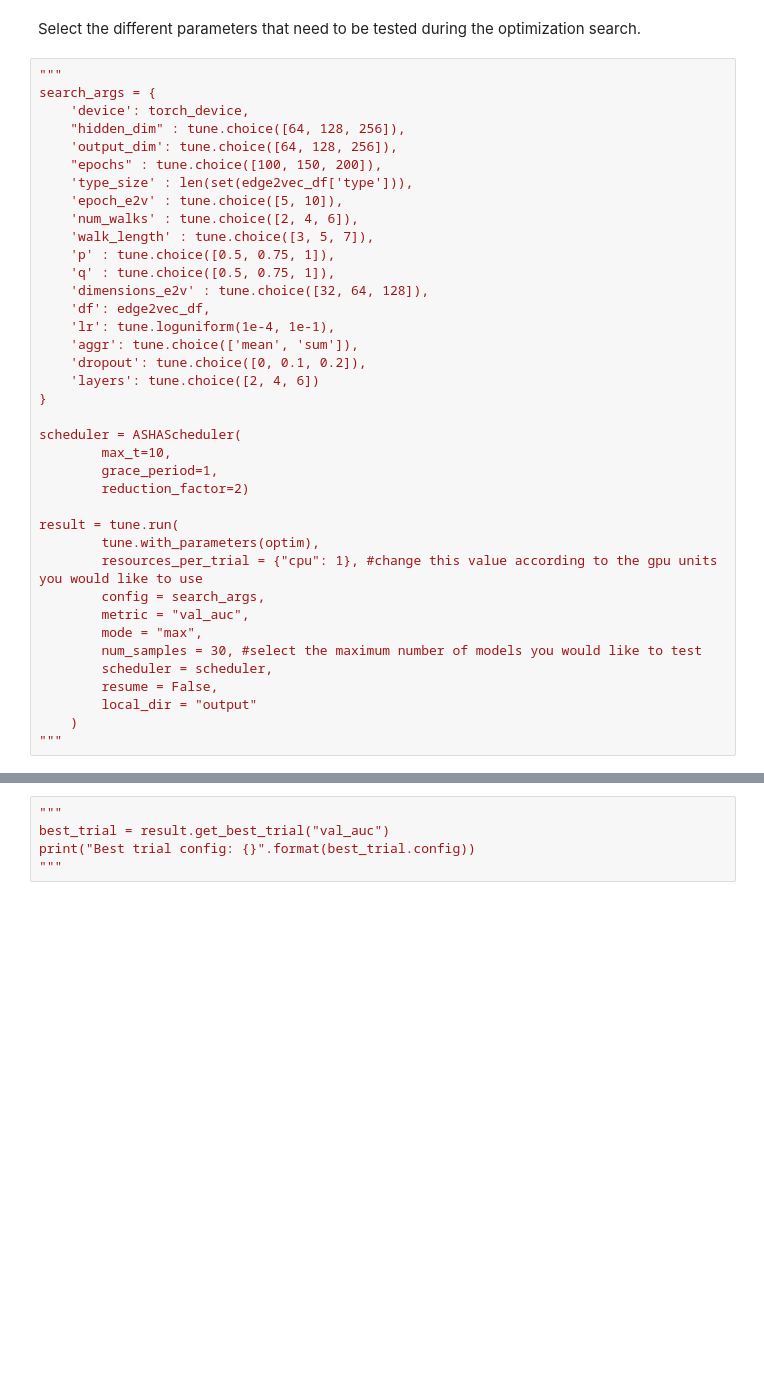
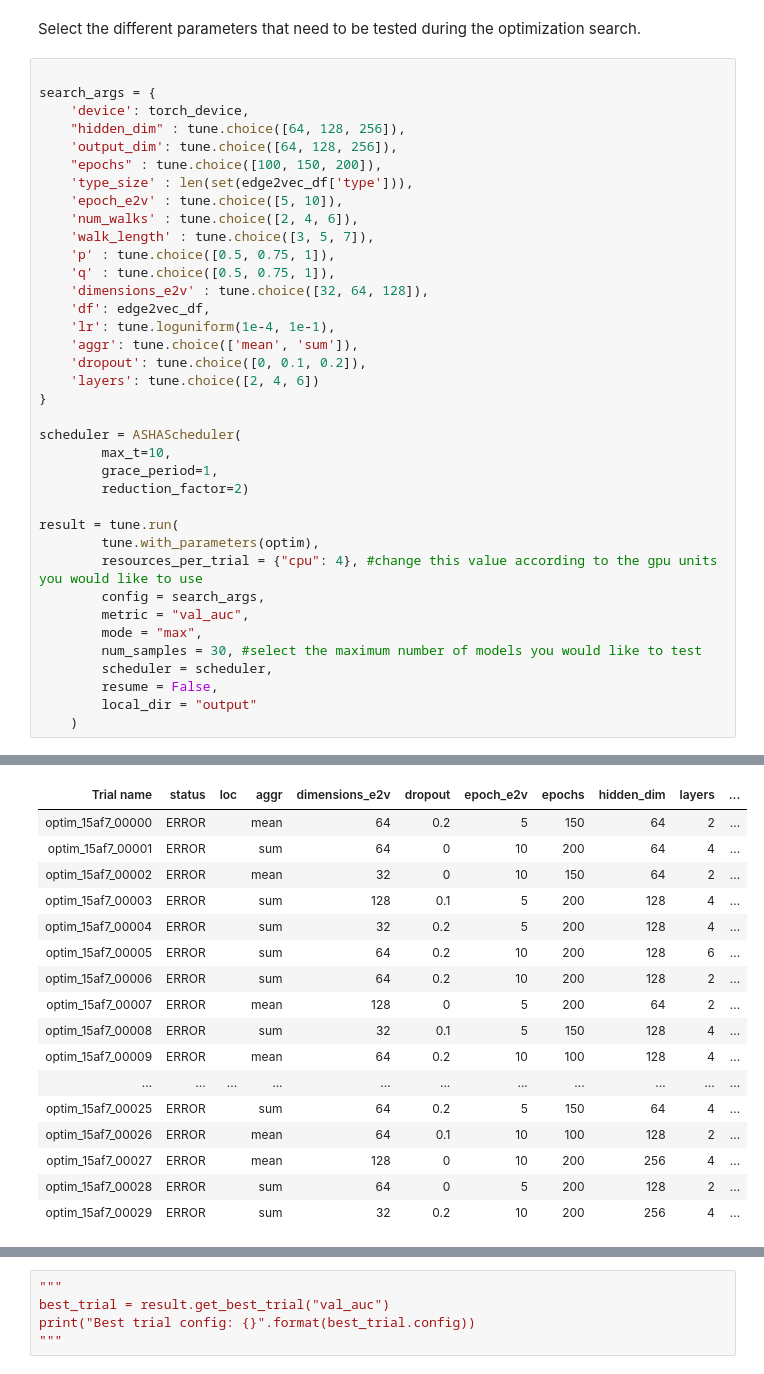
Before and after one commit to rosazwart/XAIFO-ThesisProject, a Jupyter notebook: predictor.ipynb, the cells around one changed output, grey strips where cells are left out. Saved outputs shown, nothing was run; the diff lists cells and outputs as text; blank space fills up the shorter version.

```diff
--- a/predictor.ipynb
+++ b/predictor.ipynb
@@ -881,7 +881,7 @@ def optim(args):
 # %% [markdown]
 Select the different parameters that need to be tested during the optimization search.
 # %%
-"""
+
 search_args = {
     'device': torch_device,
     "hidden_dim" : tune.choice([64, 128, 256]),
@@ -908,7 +908,7 @@ scheduler = ASHAScheduler(
 
 result = tune.run(
         tune.with_parameters(optim),
-        resources_per_trial = {"cpu": 1}, #change this value according to the gpu units you would like to use
+        resources_per_trial = {"cpu": 4}, #change this value according to the gpu units you would like to use
         config = search_args,
         metric = "val_auc",
         mode = "max",
@@ -917,5 +917,4 @@ result = tune.run(
         resume = False,
         local_dir = "output"
     )
-"""
 # %% [output]
@@ -922,0 +931,17 @@ result = tune.run(
+| Trial name | status | loc | aggr | dimensions_e2v | dropout | epoch_e2v | epochs | hidden_dim | layers | ... |
+| optim_15af7_00000 | ERROR |  | mean | 64 | 0.2 | 5 | 150 | 64 | 2 | ... |
+| optim_15af7_00001 | ERROR |  | sum | 64 | 0 | 10 | 200 | 64 | 4 | ... |
+| optim_15af7_00002 | ERROR |  | mean | 32 | 0 | 10 | 150 | 64 | 2 | ... |
+| optim_15af7_00003 | ERROR |  | sum | 128 | 0.1 | 5 | 200 | 128 | 4 | ... |
+| optim_15af7_00004 | ERROR |  | sum | 32 | 0.2 | 5 | 200 | 128 | 4 | ... |
+| optim_15af7_00005 | ERROR |  | sum | 64 | 0.2 | 10 | 200 | 128 | 6 | ... |
+| optim_15af7_00006 | ERROR |  | sum | 64 | 0.2 | 10 | 200 | 128 | 2 | ... |
+| optim_15af7_00007 | ERROR |  | mean | 128 | 0 | 5 | 200 | 64 | 2 | ... |
+| optim_15af7_00008 | ERROR |  | sum | 32 | 0.1 | 5 | 150 | 128 | 4 | ... |
+| optim_15af7_00009 | ERROR |  | mean | 64 | 0.2 | 10 | 100 | 128 | 4 | ... |
+| ... | ... | ... | ... | ... | ... | ... | ... | ... | ... | ... |
+| optim_15af7_00025 | ERROR |  | sum | 64 | 0.2 | 5 | 150 | 64 | 4 | ... |
+| optim_15af7_00026 | ERROR |  | mean | 64 | 0.1 | 10 | 100 | 128 | 2 | ... |
+| optim_15af7_00027 | ERROR |  | mean | 128 | 0 | 10 | 200 | 256 | 4 | ... |
+| optim_15af7_00028 | ERROR |  | sum | 64 | 0 | 5 | 200 | 128 | 2 | ... |
+| optim_15af7_00029 | ERROR |  | sum | 32 | 0.2 | 10 | 200 | 256 | 4 | ... |
```
Also changed, not shown: parts of 12 cells of this notebook, 3 other files.
